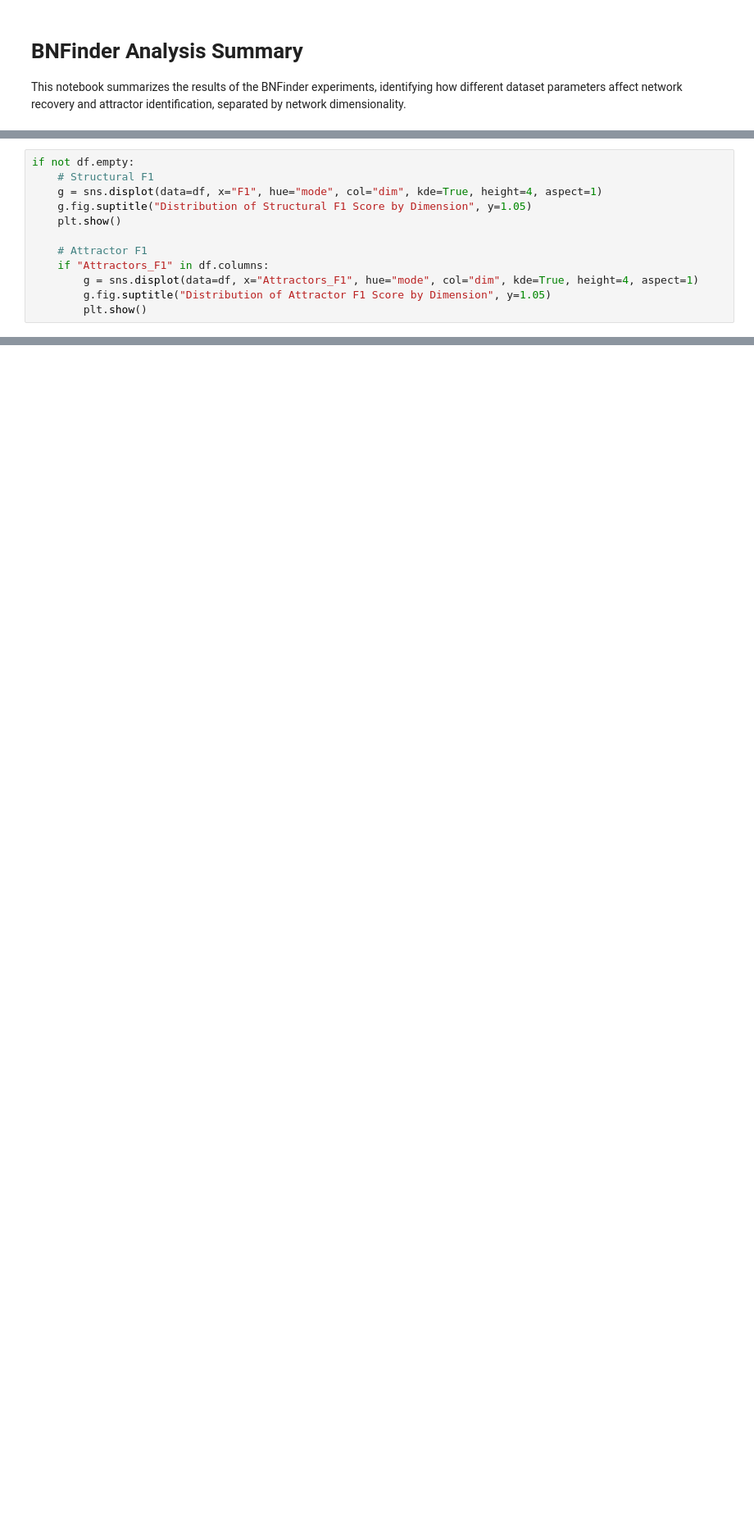
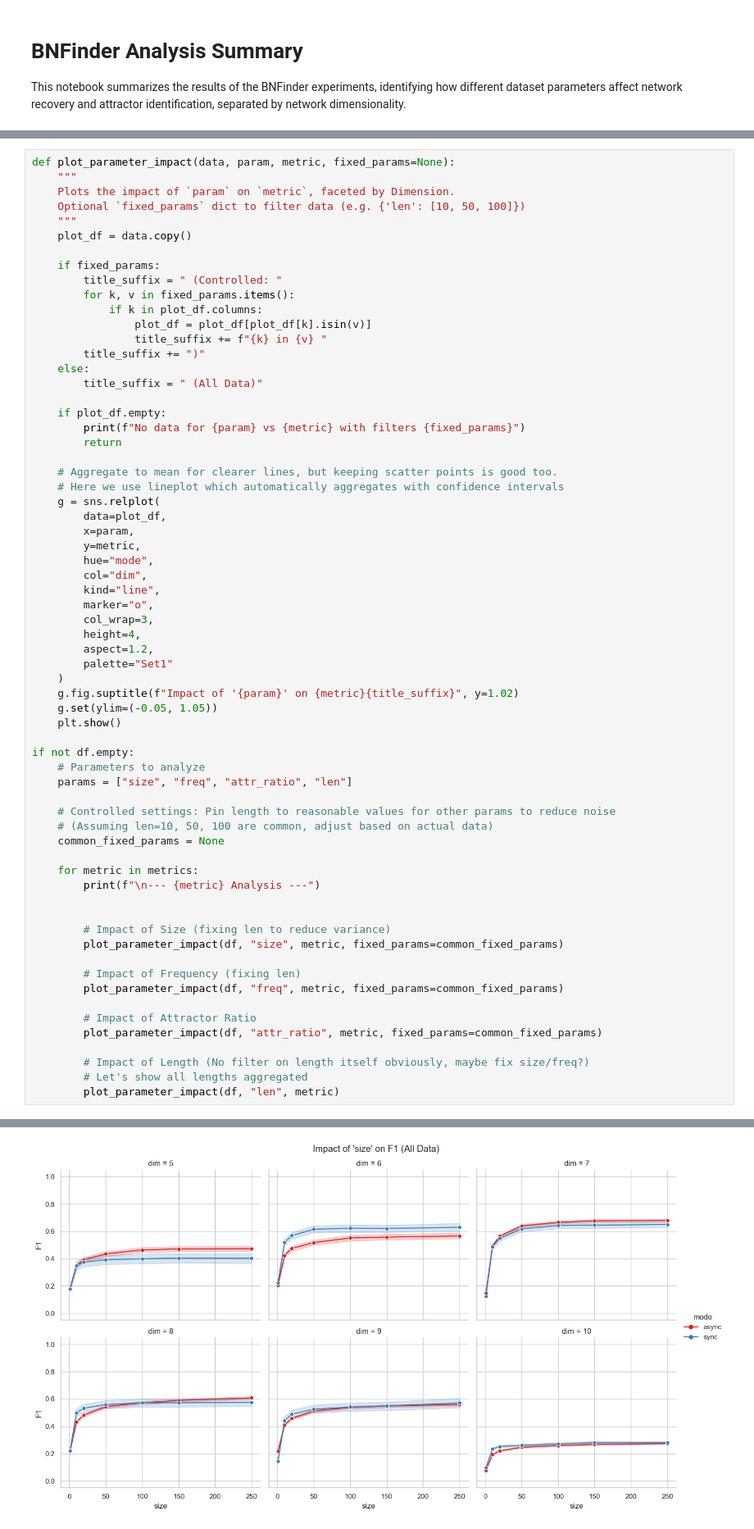
Before and after one commit to marcinnowakowski/boolean_bayesian_networks, a Jupyter notebook: analysis/summary_notebook.ipynb, the cells around one changed output, grey strips where cells are left out. Shown at 82% size. Saved outputs shown, nothing was run; the diff lists cells and outputs as text; blank space fills up the shorter version.

Commit message:
analysis for new resutls

```diff
--- a/analysis/summary_notebook.ipynb
+++ b/analysis/summary_notebook.ipynb
@@ -53,12 +63,0 @@ Loaded 7998 rows from 15 reports.
-# %%
-if not df.empty:
-    # Structural F1
-    g = sns.displot(data=df, x="F1", hue="mode", col="dim", kde=True, height=4, aspect=1)
-    g.fig.suptitle("Distribution of Structural F1 Score by Dimension", y=1.05)
-    plt.show()
-
-    # Attractor F1
-    if "Attractors_F1" in df.columns:
-        g = sns.displot(data=df, x="Attractors_F1", hue="mode", col="dim", kde=True, height=4, aspect=1)
-        g.fig.suptitle("Distribution of Attractor F1 Score by Dimension", y=1.05)
-        plt.show()
@@ -235,0 +85,66 @@ if not df.empty:
+# %%
+def plot_parameter_impact(data, param, metric, fixed_params=None):
+    """
+    Plots the impact of `param` on `metric`, faceted by Dimension.
+    Optional `fixed_params` dict to filter data (e.g. {'len': [10, 50, 100]})
+    """
+    plot_df = data.copy()
+
+    if fixed_params:
+        title_suffix = " (Controlled: "
+        for k, v in fixed_params.items():
+            if k in plot_df.columns:
+                plot_df = plot_df[plot_df[k].isin(v)]
+                title_suffix += f"{k} in {v} "
+        title_suffix += ")"
+    else:
+        title_suffix = " (All Data)"
+
+    if plot_df.empty:
+        print(f"No data for {param} vs {metric} with filters {fixed_params}")
+        return
+
+    # Aggregate to mean for clearer lines, but keeping scatter points is good too.
+    # Here we use lineplot which automatically aggregates with confidence intervals
+    g = sns.relplot(
+        data=plot_df,
+        x=param,
+        y=metric,
+        hue="mode",
+        col="dim",
+        kind="line",
+        marker="o",
+        col_wrap=3,
+        height=4,
+        aspect=1.2,
+        palette="Set1"
+    )
+    g.fig.suptitle(f"Impact of '{param}' on {metric}{title_suffix}", y=1.02)
+    g.set(ylim=(-0.05, 1.05))
+    plt.show()
+
+if not df.empty:
+    # Parameters to analyze
+    params = ["size", "freq", "attr_ratio", "len"]
+
+    # Controlled settings: Pin length to reasonable values for other params to reduce noise
+    # (Assuming len=10, 50, 100 are common, adjust based on actual data)
+    common_fixed_params = None
+
+    for metric in metrics:
+        print(f"\n--- {metric} Analysis ---")
+
+
+        # Impact of Size (fixing len to reduce variance)
+        plot_parameter_impact(df, "size", metric, fixed_params=common_fixed_params)
+
+        # Impact of Frequency (fixing len)
+        plot_parameter_impact(df, "freq", metric, fixed_params=common_fixed_params)
+
+        # Impact of Attractor Ratio
+        plot_parameter_impact(df, "attr_ratio", metric, fixed_params=common_fixed_params)
+
+        # Impact of Length (No filter on length itself obviously, maybe fix size/freq?)
+        # Let's show all lengths aggregated
+        plot_parameter_impact(df, "len", metric)
+# %% [output]
@@ -235,0 +152 @@ if not df.empty:
+[figure, added]
```
Also changed, not shown: parts of 21 cells of this notebook, 2 other files.
